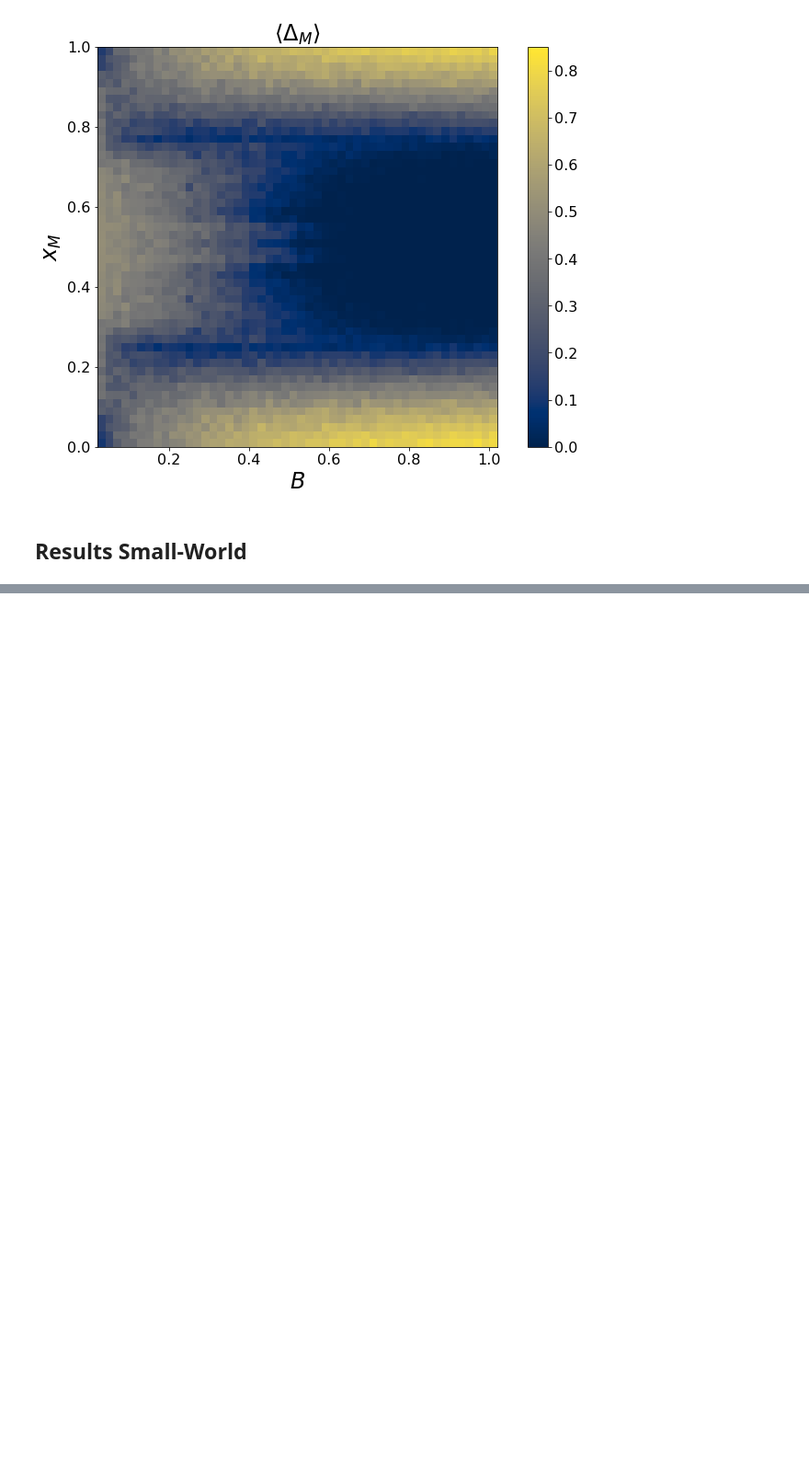
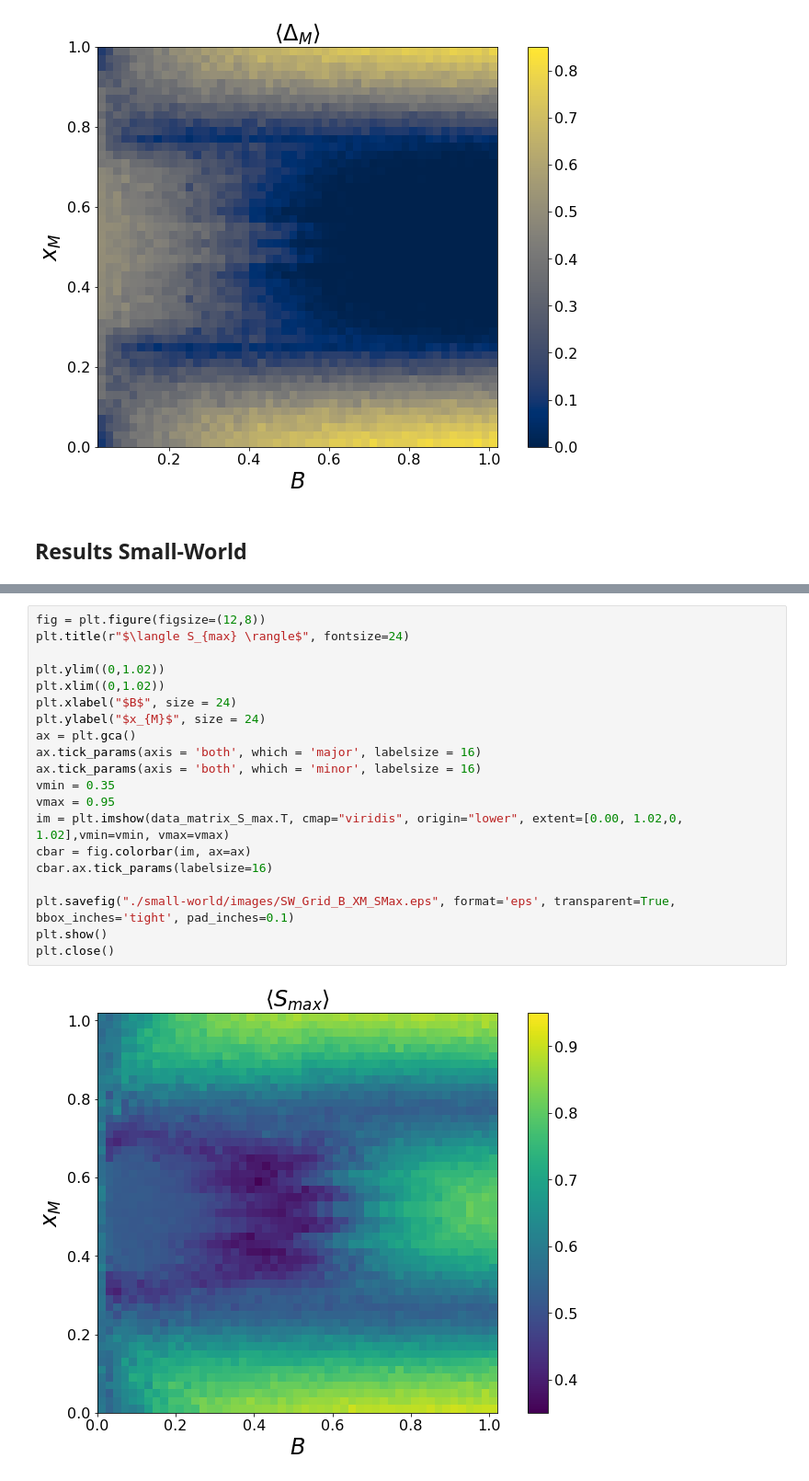
Before and after one commit to mateocarpio/ARM-Global-Field, a Jupyter notebook: Getting_Results_ARM_MM.ipynb, the cells around one changed output, grey strips where cells are left out. Shown: that part at 92% size. Saved outputs shown, nothing was run; the diff lists cells and outputs as text; blank space fills up the shorter version.

```diff
--- a/Getting_Results_ARM_MM.ipynb
+++ b/Getting_Results_ARM_MM.ipynb
@@ -242,0 +300,22 @@ FileNotFoundError: [Errno 2] No such file or directory: './small-world/Asymptoti
+# %%
+fig = plt.figure(figsize=(12,8))
+plt.title(r"$\langle S_{max} \rangle$", fontsize=24)
+
+plt.ylim((0,1.02))
+plt.xlim((0,1.02))
+plt.xlabel("$B$", size = 24)
+plt.ylabel("$x_{M}$", size = 24)
+ax = plt.gca()
+ax.tick_params(axis = 'both', which = 'major', labelsize = 16)
+ax.tick_params(axis = 'both', which = 'minor', labelsize = 16)
+vmin = 0.35
+vmax = 0.95
+im = plt.imshow(data_matrix_S_max.T, cmap="viridis", origin="lower", extent=[0.00, 1.02,0, 1.02],vmin=vmin, vmax=vmax)
+cbar = fig.colorbar(im, ax=ax)
+cbar.ax.tick_params(labelsize=16)
+
+plt.savefig("./small-world/images/SW_Grid_B_XM_SMax.eps", format='eps', transparent=True, bbox_inches='tight', pad_inches=0.1)
+plt.show()
+plt.close()
+# %% [output]
+[figure, added]
```
Also changed, not shown: parts of 3 cells of this notebook.
